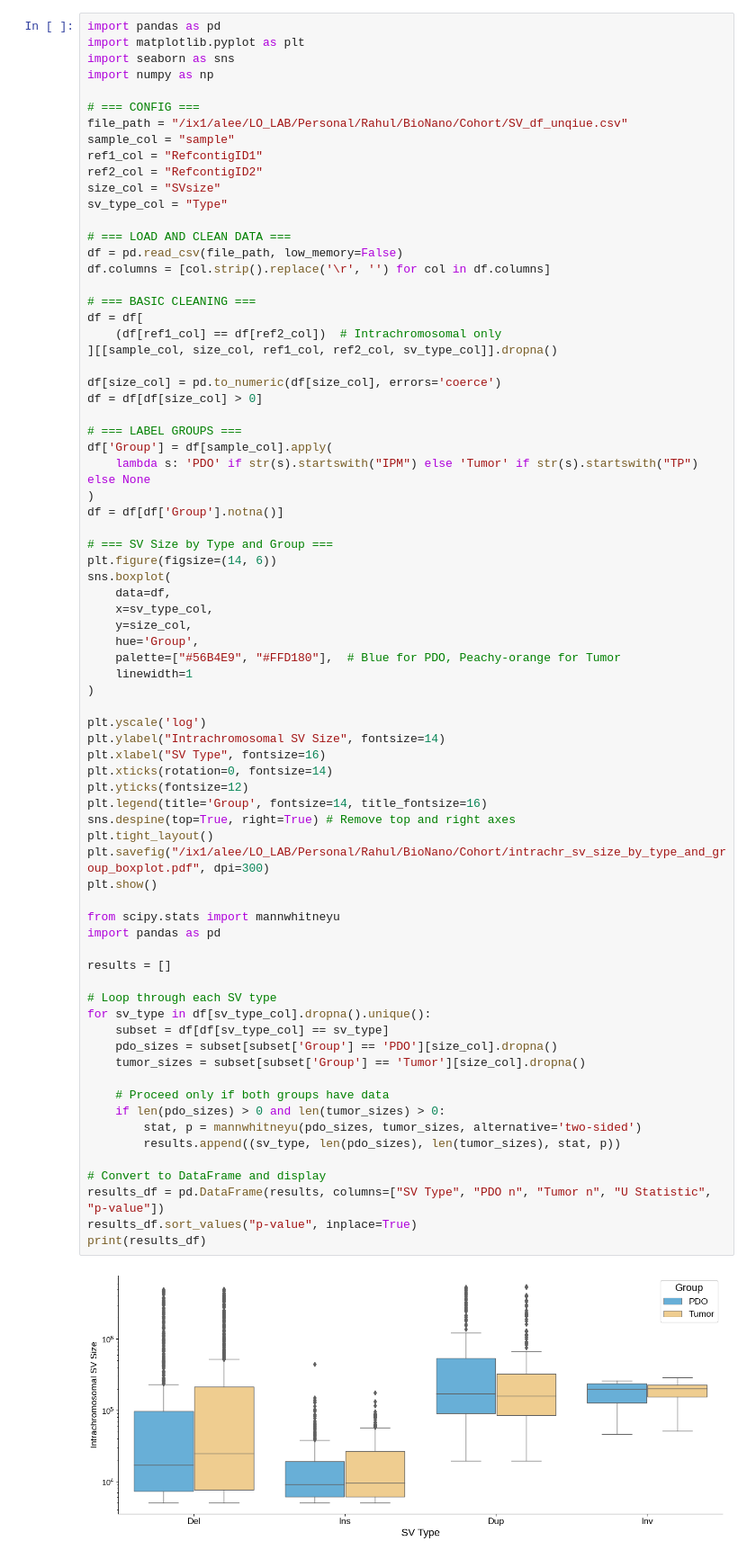
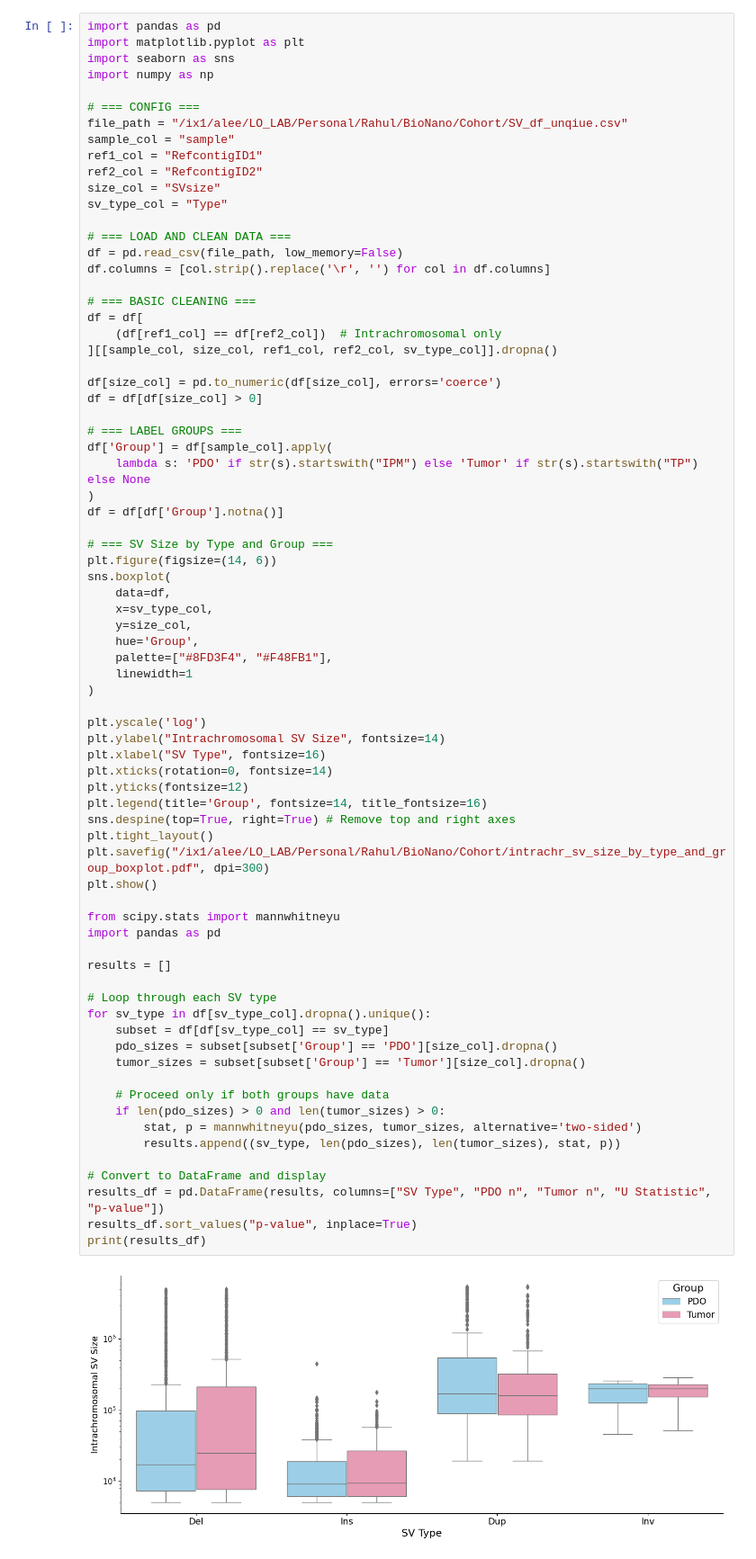
Before and after one commit to leeoesterreich/rak373, a Jupyter notebook: BioNano/Final_Figure/Figure2.ipynb, the cells around one changed output. Shown at 90% size. Cells and saved outputs as stored; diff of their text form.

```diff
--- a/BioNano/Final_Figure/Figure2.ipynb
+++ b/BioNano/Final_Figure/Figure2.ipynb
@@ -361,7 +361,7 @@ sns.boxplot(
     x=sv_type_col,
     y=size_col,
     hue='Group',
-    palette=["#56B4E9", "#FFD180"],  # Blue for PDO, Peachy-orange for Tumor
+    palette=["#8FD3F4", "#F48FB1"],
     linewidth=1
 )
 
@@ -370,34 +370,34 @@ plt.ylabel("Intrachromosomal SV Size", fontsize=14)
 plt.xlabel("SV Type", fontsize=16)
 plt.xticks(rotation=0, fontsize=14)
 plt.yticks(fontsize=12)
 plt.legend(title='Group', fontsize=14, title_fontsize=16)
 sns.despine(top=True, right=True) # Remove top and right axes
 plt.tight_layout()
 plt.savefig("/ix1/alee/LO_LAB/Personal/Rahul/BioNano/Cohort/intrachr_sv_size_by_type_and_group_boxplot.pdf", dpi=300)
 plt.show()
 
 from scipy.stats import mannwhitneyu
 import pandas as pd
 
 results = []
 
 # Loop through each SV type
 for sv_type in df[sv_type_col].dropna().unique():
     subset = df[df[sv_type_col] == sv_type]
     pdo_sizes = subset[subset['Group'] == 'PDO'][size_col].dropna()
     tumor_sizes = subset[subset['Group'] == 'Tumor'][size_col].dropna()
 
     # Proceed only if both groups have data
     if len(pdo_sizes) > 0 and len(tumor_sizes) > 0:
         stat, p = mannwhitneyu(pdo_sizes, tumor_sizes, alternative='two-sided')
         results.append((sv_type, len(pdo_sizes), len(tumor_sizes), stat, p))
 
 # Convert to DataFrame and display
 results_df = pd.DataFrame(results, columns=["SV Type", "PDO n", "Tumor n", "U Statistic", "p-value"])
 results_df.sort_values("p-value", inplace=True)
 print(results_df)
 # %% [output]
-[figure, old version]
+[figure, new version]
   SV Type  PDO n  Tumor n  U Statistic   p-value
 0     Del   1052      817     393215.5  0.001599
 2     Dup    310      209      35572.0  0.057991
```
Also changed, not shown: parts of 3 cells of this notebook, 2 other files.
